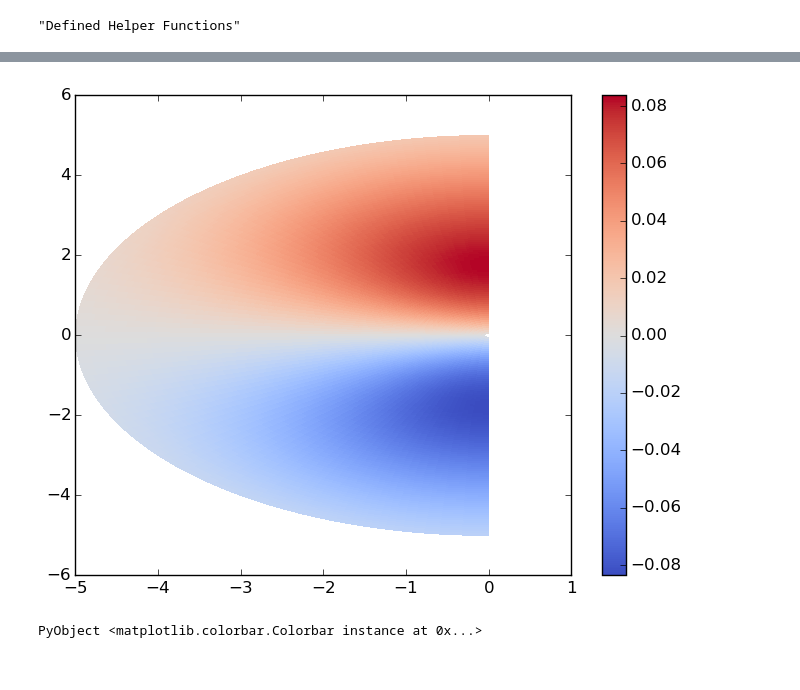
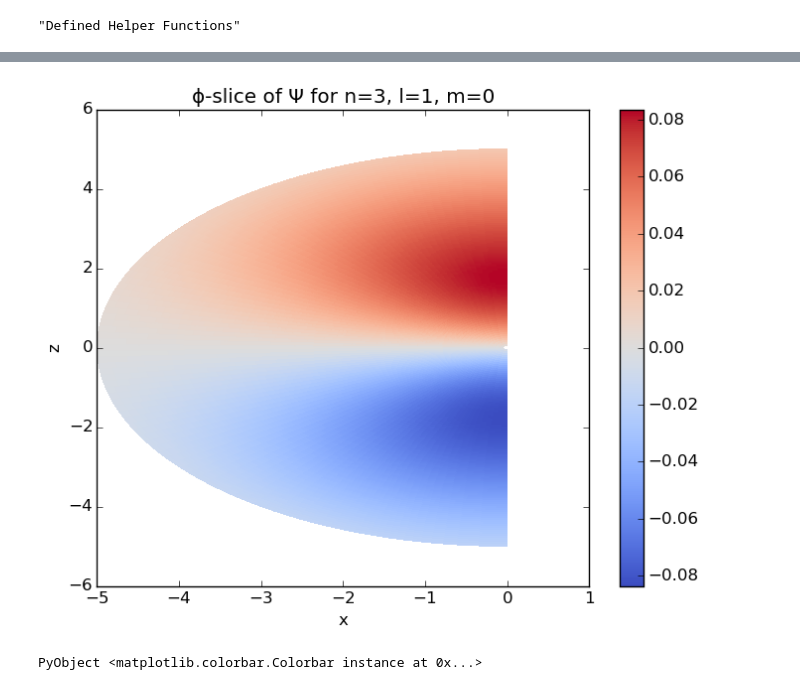
Before and after one commit to albi3ro/M4, a Jupyter notebook: Atomic Orbitals.ipynb, the cells around one changed output, grey strips where cells are left out. Drawn from its saved outputs; the diff is of its cells as text; code cells hidden in the pictures.

```diff
--- a/Atomic Orbitals.ipynb
+++ b/Atomic Orbitals.ipynb
@@ -91,0 +125,11 @@ x,y,z=SphtoCart(ra,θa,ϕa);
+# %%
+#Linear Array of spherical coordinates
+r=collect(linspace(rmin,rmax,Nr));
+ϕ=collect(linspace(0,2π,Nθ));
+θ=collect(linspace(0,π,Nϕ));
+#3D arrays of spherical coordinates, in order r,θ,ϕ
+ra=repeat(r,outer=[1,Nθ,Nϕ]);
+θa=repeat(transpose(θ),outer=[Nr,1,Nϕ]);
+ϕa=repeat(reshape(ϕ,1,1,Nϕ),outer=[Nr,Nθ,1]);
+
+x,y,z=SphtoCart(ra,θa,ϕa);
@@ -92,20 +138,17 @@ x,y,z=SphtoCart(ra,θa,ϕa);
 # %%
-n=3;
-l=1;
-m=0;
-Ψ=zeros(Float64,lr,lϕ,lθ)
-ϕd=Int64(round(lϕ/2))
+Ψ=zeros(Float64,Nr,Nϕ,Nθ)
+θd=Int64(round(Nθ/2))  ## gives approximately the equator.  Will be useful later
 
 p1=Pmlh(m,l,θ[1]);
 p2=exp(im*m*ϕ[1]);
-for i in 1:lr
+for i in 1:Nr
     Ψ[i,1,1]=norm(n,l)*R(n,l,ρ(r[i],n))*p1*p2;
 end
 
-for j in 1:lθ
-    Ψ[:,1,j]=Ψ[:,1,1]*Pmlh(m,l,θ[j])/p1;
+for j in 1:Nθ
+    Ψ[:,j,1]=Ψ[:,1,1]*Pmlh(m,l,θ[j])/p1;
 end
 
-for k in 1:lϕ
-    Ψ[:,k,:]=Ψ[:,1,:]*exp(im*m*ϕ[k])/p2;
+for k in 1:Nϕ
+    Ψ[:,:,k]=Ψ[:,:,1]*exp(im*m*ϕ[k])/p2;
 end
@@ -124,13 +177,21 @@ plot(θ,reshape(Ψ[50,1,:],100))
 # %%
-rap=squeeze(ra[:,50,:],2)
-θap=squeeze(θa[:,50,:],2)
-ϕap=squeeze(ϕa[:,50,:],2)
+#rap=squeeze(ra[:,:,50],3)
+#θap=squeeze(θa[:,:,50],3)
+#ϕap=squeeze(ϕa[:,:,50],3)
+#Ψp=squeeze(Ψ[:,:,50],3)
+rap=ra[:,:,50]
+θap=θa[:,:,50]
+ϕap=ϕa[:,:,50]
+Ψp=Ψ[:,:,50]
 xp,yp,zp=SphtoCart(rap,θap,ϕap);
 pygui(false)
+xlabel("x")
+ylabel("z")
+title("ϕ-slice of Ψ for n=3, l=1, m=0")
 pcolor(xp[:,:],zp[:,:],Ψp[:,:],cmap="coolwarm")
 colorbar()
 # %% [output]
-[figure, old version]
+[figure, new version]
 PyObject <matplotlib.colorbar.Colorbar instance at 0x...>
 # %%
 pygui(false)
```
Also changed, not shown: parts of 16 cells of this notebook, 6 other files.
